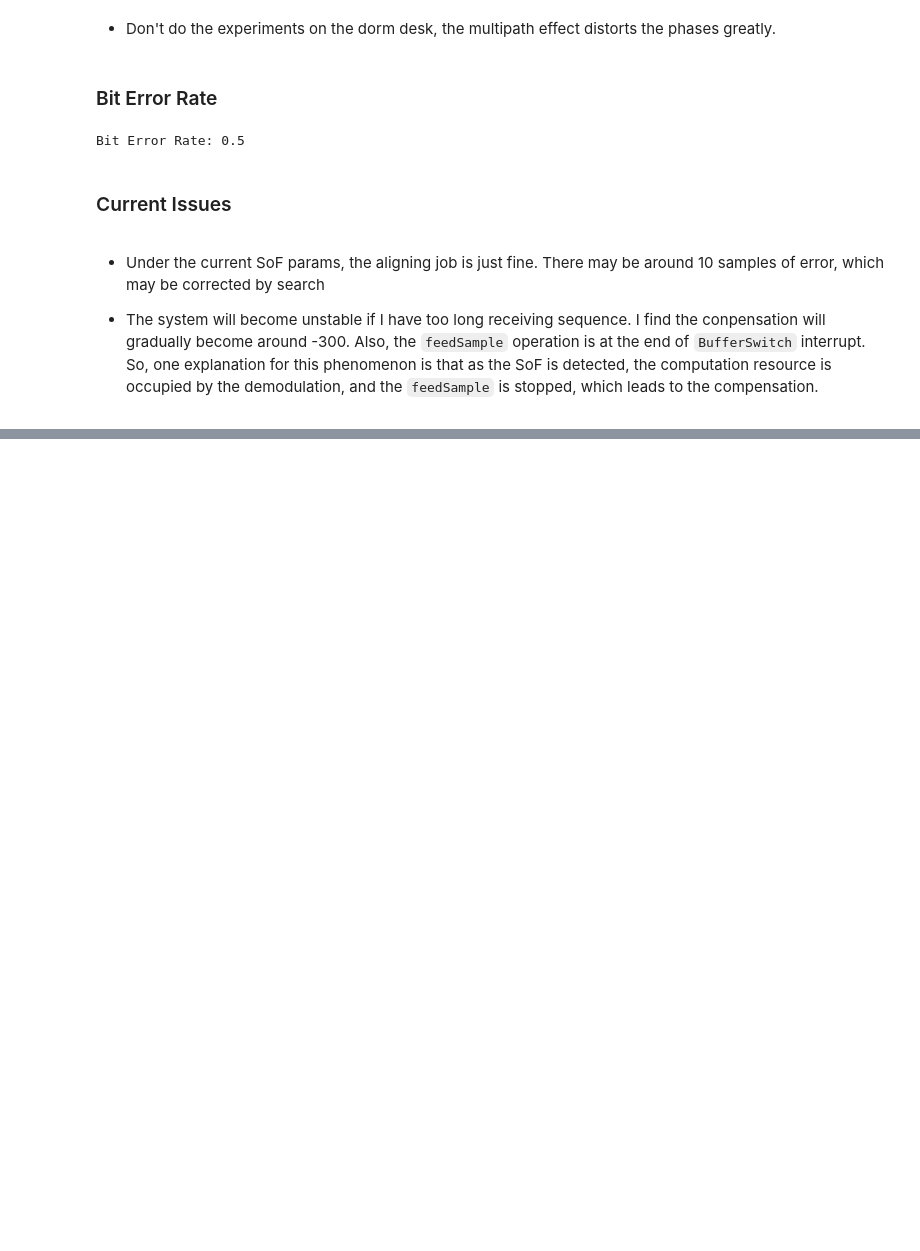
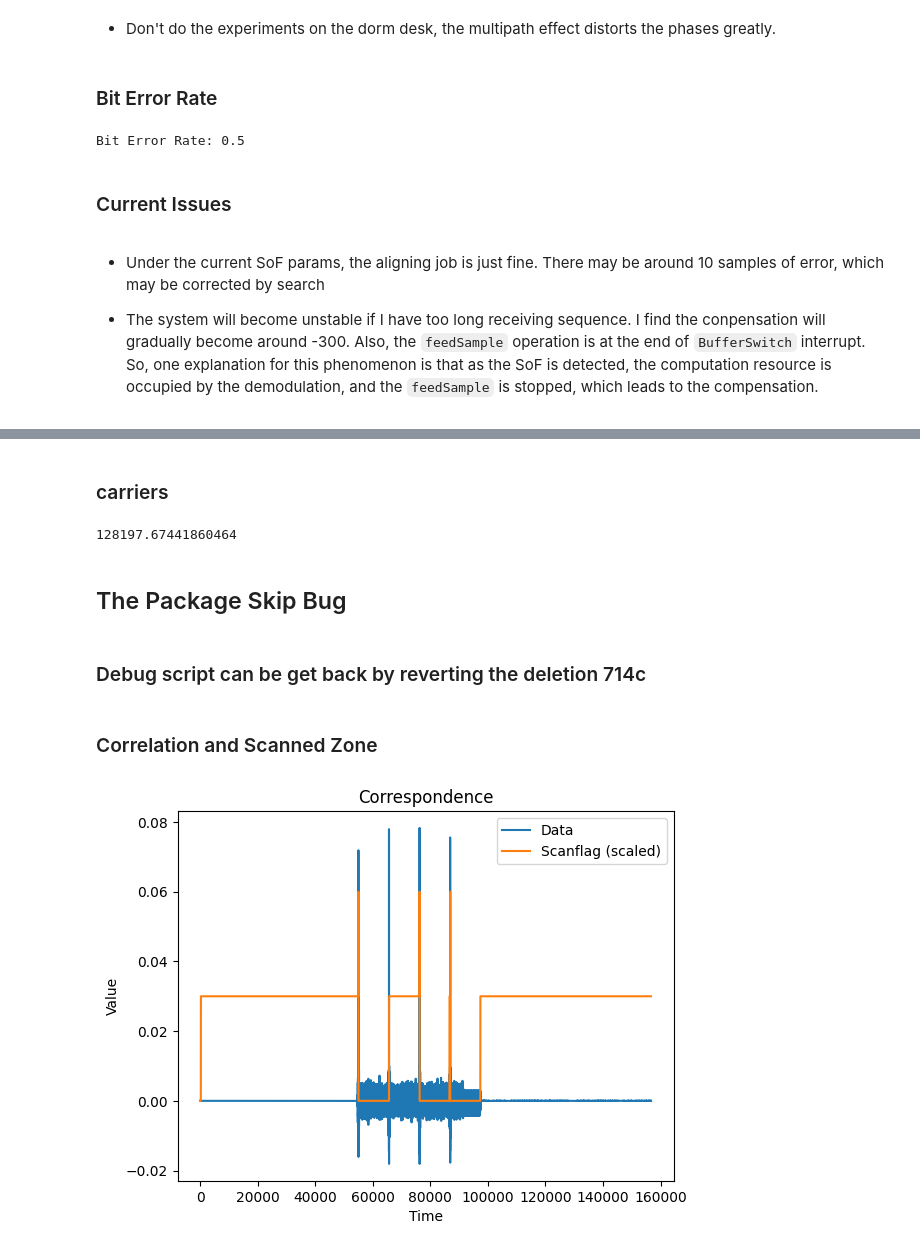
Before and after one commit to Mysterious-Mus/AcousticNFC, a Jupyter notebook: notes.ipynb, the cells around one changed output, grey strips where cells are left out. Drawn from its saved outputs; the diff is of its cells as text; code cells hidden in the pictures; blank space fills up the shorter version.

```diff
--- a/notes.ipynb
+++ b/notes.ipynb
@@ -478,0 +480,40 @@ Bit Error Rate: 0.5
+# %% [markdown]
+### carriers
+# %%
+print(44100/256 * (16000 / 172) * 2 * 4)
+# %% [output]
+128197.67441860464
+# %% [markdown]
+## The Package Skip Bug
+# %% [markdown]
+### Debug script can be get back by reverting the deletion 714c
+# %% [markdown]
+### Correlation and Scanned Zone
+# %%
+import pandas as pd
+import matplotlib.pyplot as plt
+
+# Load the data from the CSV file
+data = pd.read_csv('correlations.csv', header=None)
+
+# load scanflag
+scanflag = pd.read_csv('scanflag.csv', header=None)
+
+# Scale scanflag
+scaling_factor = 0.03  # Adjust this value as needed
+scanflag_scaled = scanflag * scaling_factor
+
+# Plot together
+plt.plot(data, label='Data')
+plt.plot(scanflag_scaled, label='Scanflag (scaled)')
+
+# Add labels, title, and legend
+plt.xlabel('Time')
+plt.ylabel('Value')
+plt.title('Correspondence')
+plt.legend()
+
+# Show the plot
+plt.show()
+# %% [output]
+[figure, added]
```
Also changed, not shown: parts of 7 cells of this notebook.
